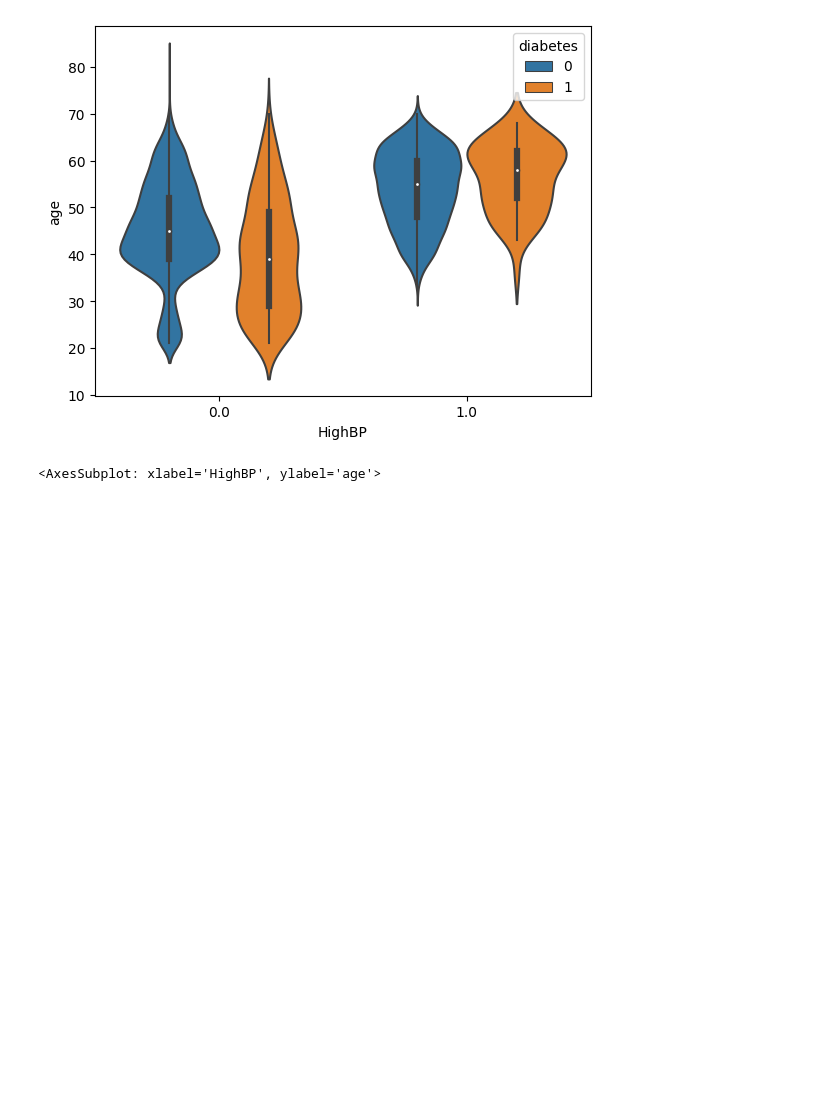
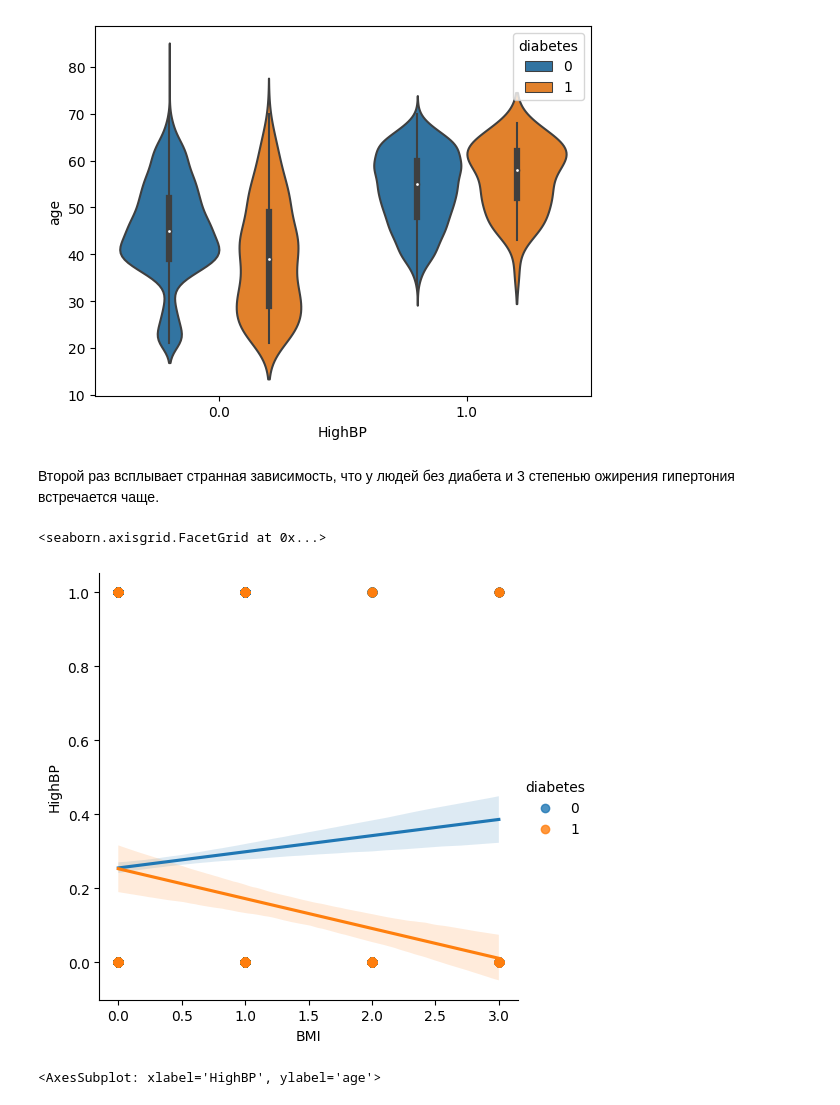
Before and after one commit to Rinengen/Python_HW, a Jupyter notebook: progect_5/SF_HW_4.ipynb, the cells around one changed output. Drawn from its saved outputs; the diff is of its cells as text; code cells hidden in the pictures; blank space fills up the shorter version.

```diff
--- a/progect_5/SF_HW_4.ipynb
+++ b/progect_5/SF_HW_4.ipynb
@@ -505,6 +517,18 @@ sns.violinplot(
 # %% [output]
 <AxesSubplot: xlabel='HighBP', ylabel='age'>
 [figure]
+# %% [markdown]
+Второй раз всплывает странная зависимость, что у людей без диабета и 3 степенью ожирения гипертония встречается чаще.
+# %%
+sns.lmplot(
+    data = df_2_2,
+    x='BMI',
+    y='HighBP',
+    hue='diabetes'
+)
+# %% [output]
+<seaborn.axisgrid.FacetGrid at 0x...>
+[figure, added]
 # %%
 sns.barplot(
     df_2_2,
```
Also changed, not shown: parts of 25 cells of this notebook.
